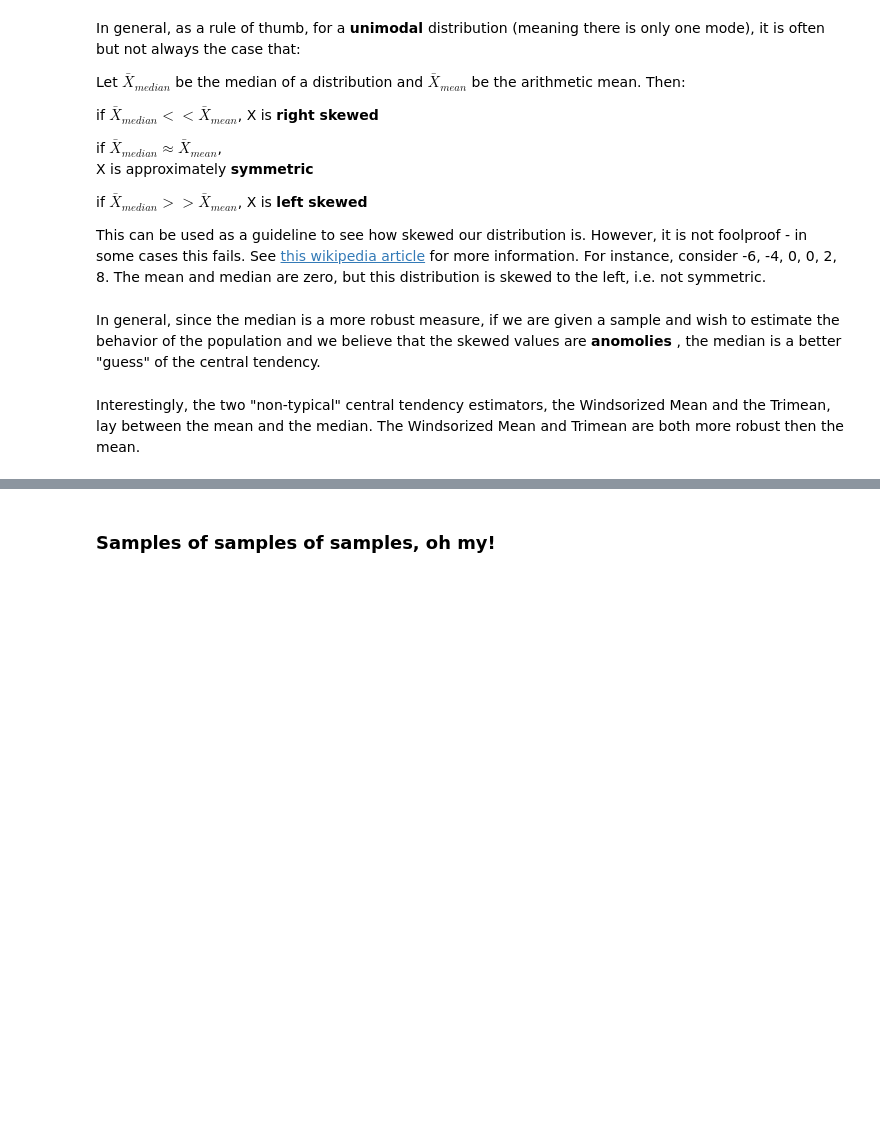
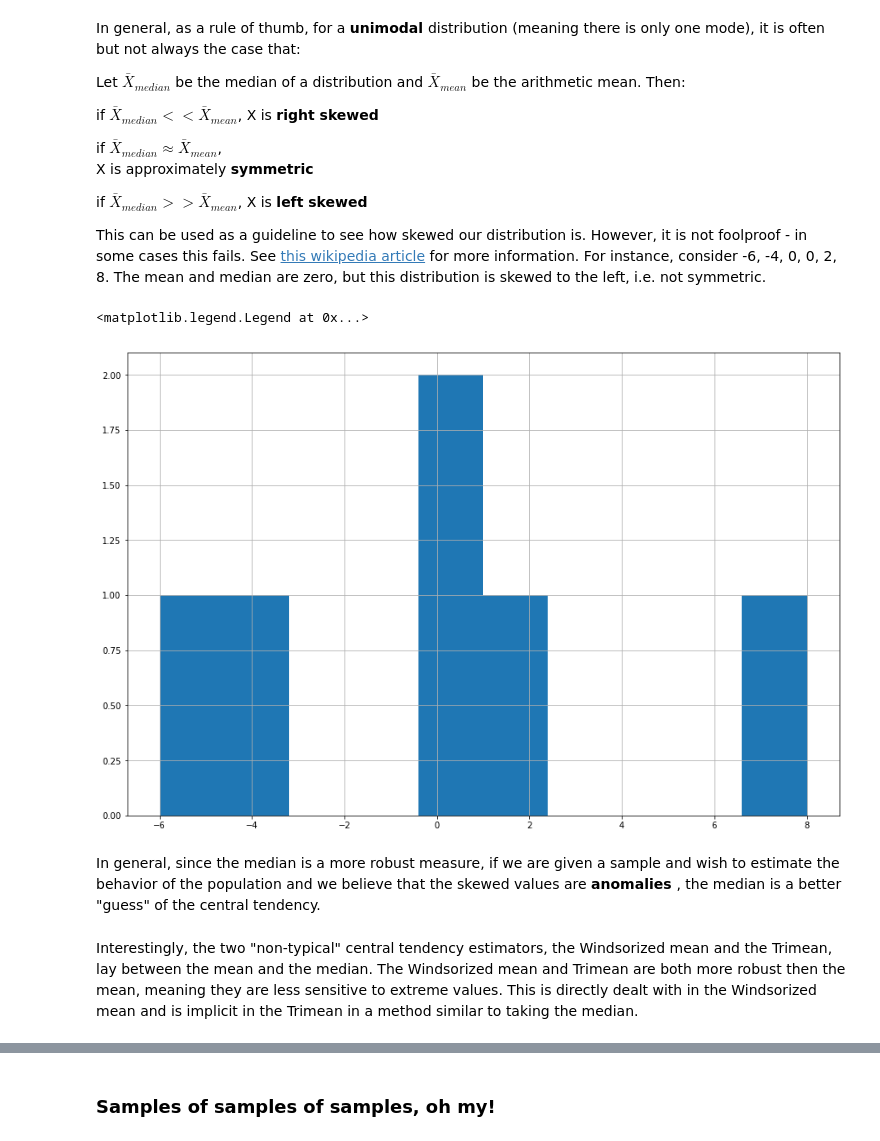
Before and after one commit to SeanAmmirati/SeanAmmirati.github.io, a Jupyter notebook: content/first_post.ipynb, the cells around one changed output, grey strips where cells are left out. Drawn from its saved outputs; the diff is of its cells as text; code cells hidden in the pictures; blank space fills up the shorter version.

```diff
--- a/content/first_post.ipynb
+++ b/content/first_post.ipynb
@@ -299,5 +341,15 @@ plt.av
+# %%
+plt.pyplot.figure(figsize=(15,10))
+example = pd.Series([-6, -4, 0, 0, 2, 8])
+example.hist()
+plot.axvline(x=example.mean(), color='red', label='Arithmetic Mean')
+plot.axvline(x=example.median(), color='black', label='Median')
+plot.legend()
+# %% [output]
+<matplotlib.legend.Legend at 0x...>
+[figure, added]
 # %% [markdown]
-In general, since the median is a more robust measure, if we are given a sample and wish to estimate the behavior of the population and we believe that the skewed values are <b> anomolies </b>, the median is a better "guess" of the central tendency.
+In general, since the median is a more robust measure, if we are given a sample and wish to estimate the behavior of the population and we believe that the skewed values are <b> anomalies </b>, the median is a better "guess" of the central tendency.
 # %% [markdown]
-Interestingly, the two "non-typical" central tendency estimators, the Windsorized Mean and the Trimean, lay between the mean and the median. The Windsorized Mean and Trimean are both more robust then the mean.
+Interestingly, the two "non-typical" central tendency estimators, the Windsorized mean and the Trimean, lay between the mean and the median. The Windsorized mean and Trimean are both more robust then the mean, meaning they are less sensitive to extreme values. This is directly dealt with in the Windsorized mean and is implicit in the Trimean in a method similar to taking the median.
 # %% [markdown]
```
Also changed, not shown: parts of 41 cells of this notebook, 14 other files.
